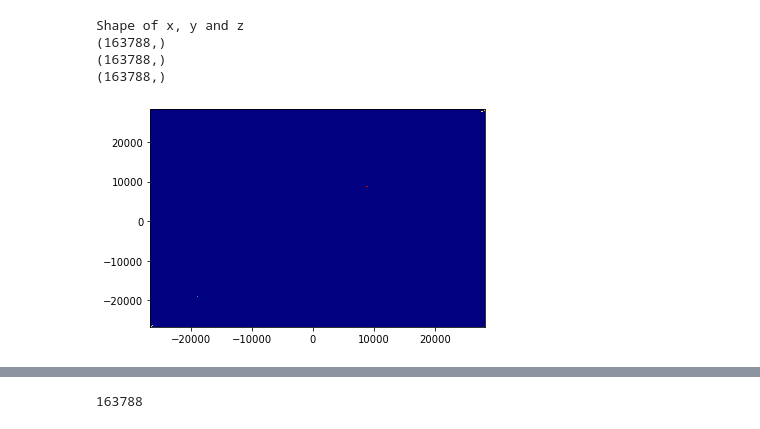
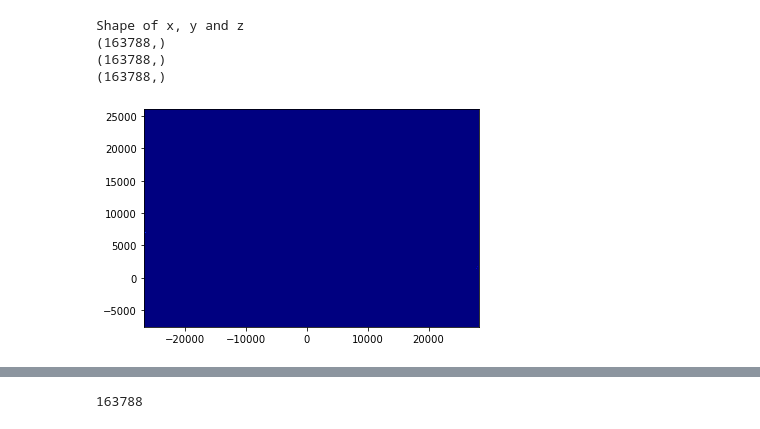
Before and after one commit to starkgines/Tesis, a Jupyter notebook: Research/Data exploration.ipynb, the cells around one changed output, grey strips where cells are left out. Saved outputs shown, nothing was run; the diff lists cells and outputs as text; code cells hidden in the pictures.

```diff
--- a/Research/Data exploration.ipynb
+++ b/Research/Data exploration.ipynb
@@ -55,11 +57,11 @@ Shape of x, y and z
 # %%
 DiffX = np.array(branch1["DiffX"].array())
 DiffY = np.array(branch1["DiffY"].array())
 plt.figure(1)
-plt.hist2d(DiffX,DiffX, bins=(300, 300), cmap=plt.cm.jet)
+[h,xedg,yedg,img]=plt.hist2d(DiffX,DiffY, bins=(4100, 4100), cmap=plt.cm.jet)
 plt.show()
 # %% [output]
-[figure, old version]
+[figure, new version]
 # %%
 # TrackN
 trackN
```
Also changed, not shown: parts of 10 cells of this notebook.
